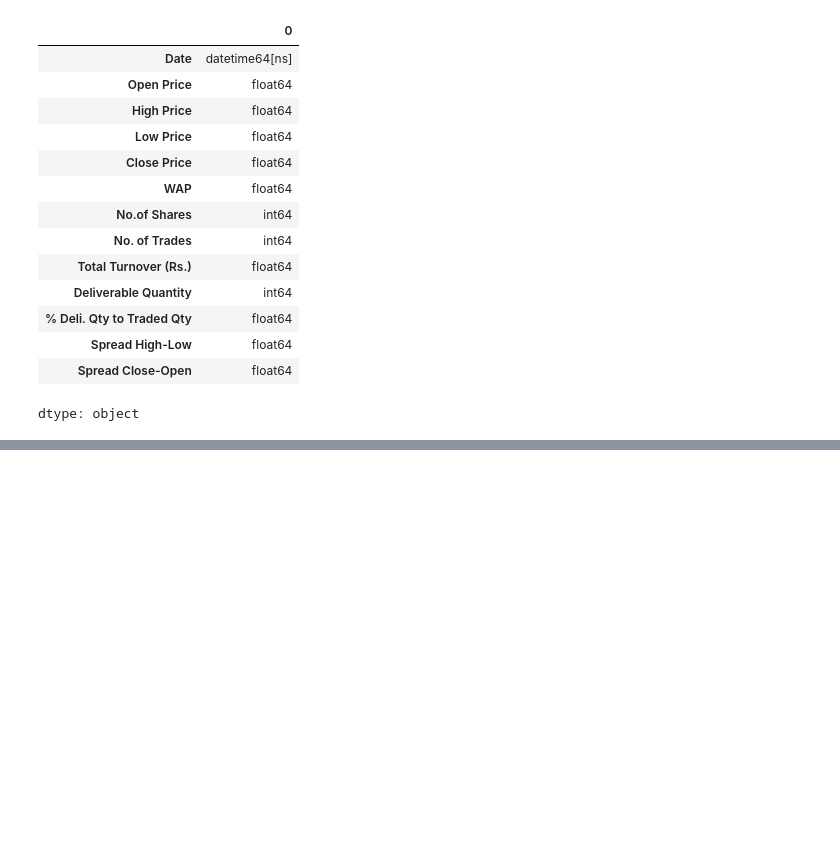
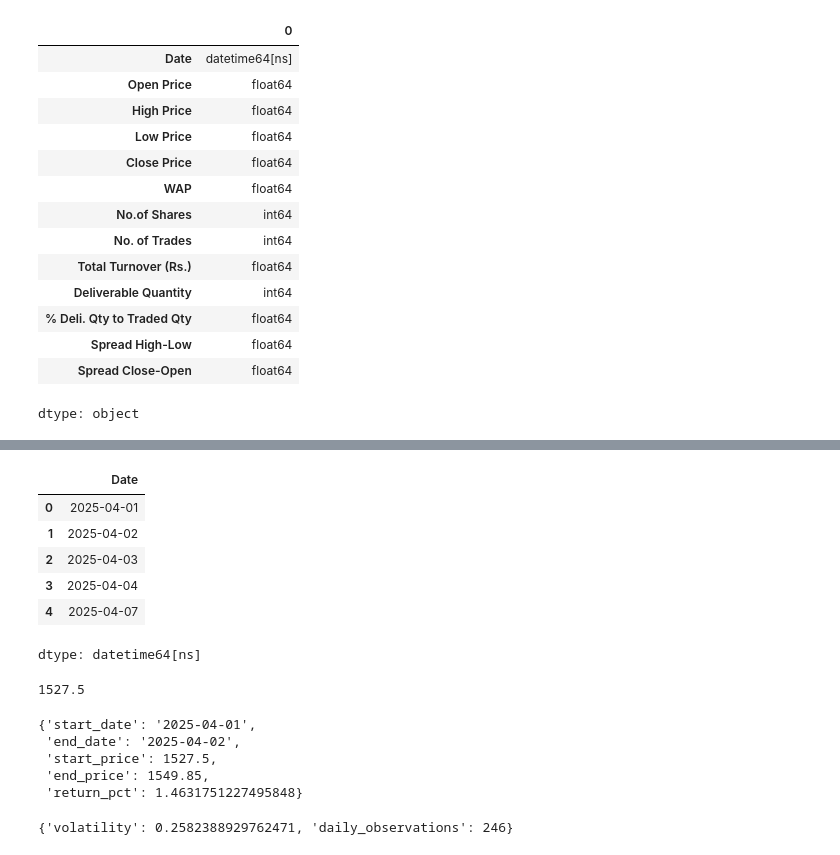
Before and after one commit to saba251103/auxo-financial-analyst, a Jupyter notebook: Untitled12.ipynb, the cells around one changed output, grey strips where cells are left out. Cells and saved outputs as stored; diff of their text form; code cells hidden in the pictures; blank space fills up the shorter version.

Commit message:
feat: implement stock analytics engine

```diff
--- a/Untitled12.ipynb
+++ b/Untitled12.ipynb
@@ -990,0 +973,14 @@ dtype: object
+# %%
+stock_df["Date"].head()
+# %% [output]
+|  | Date |
+| 0 | 2025-04-01 |
+| 1 | 2025-04-02 |
+| 2 | 2025-04-03 |
+| 3 | 2025-04-04 |
+| 4 | 2025-04-07 |
+dtype: datetime64[ns]
+# %%
+get_stock_price("2025-04-01")
+# %% [output]
+1527.5
@@ -990,0 +1011,11 @@ dtype: object
+# %%
+calculate_stock_return(
+    "2025-04-01",
+    "2025-04-02"
+)
+# %% [output]
+{'start_date': '2025-04-01',
+ 'end_date': '2025-04-02',
+ 'start_price': 1527.5,
+ 'end_price': 1549.85,
+ 'return_pct': 1.4631751227495848}
@@ -990,0 +1036,4 @@ dtype: object
+# %%
+calculate_volatility()
+# %% [output]
+{'volatility': 0.2582388929762471, 'daily_observations': 246}
```
Also changed, not shown: parts of 18 cells of this notebook.
